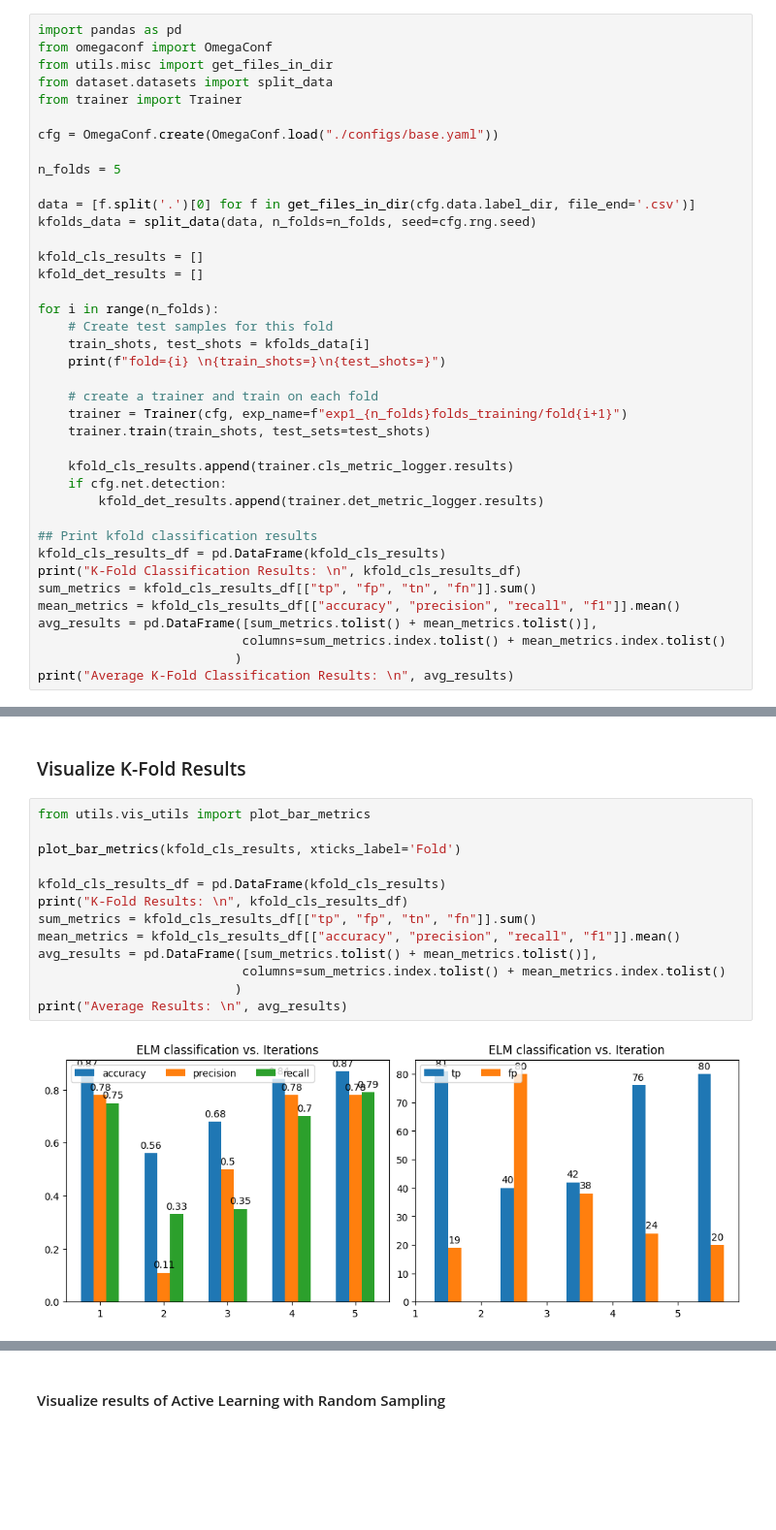
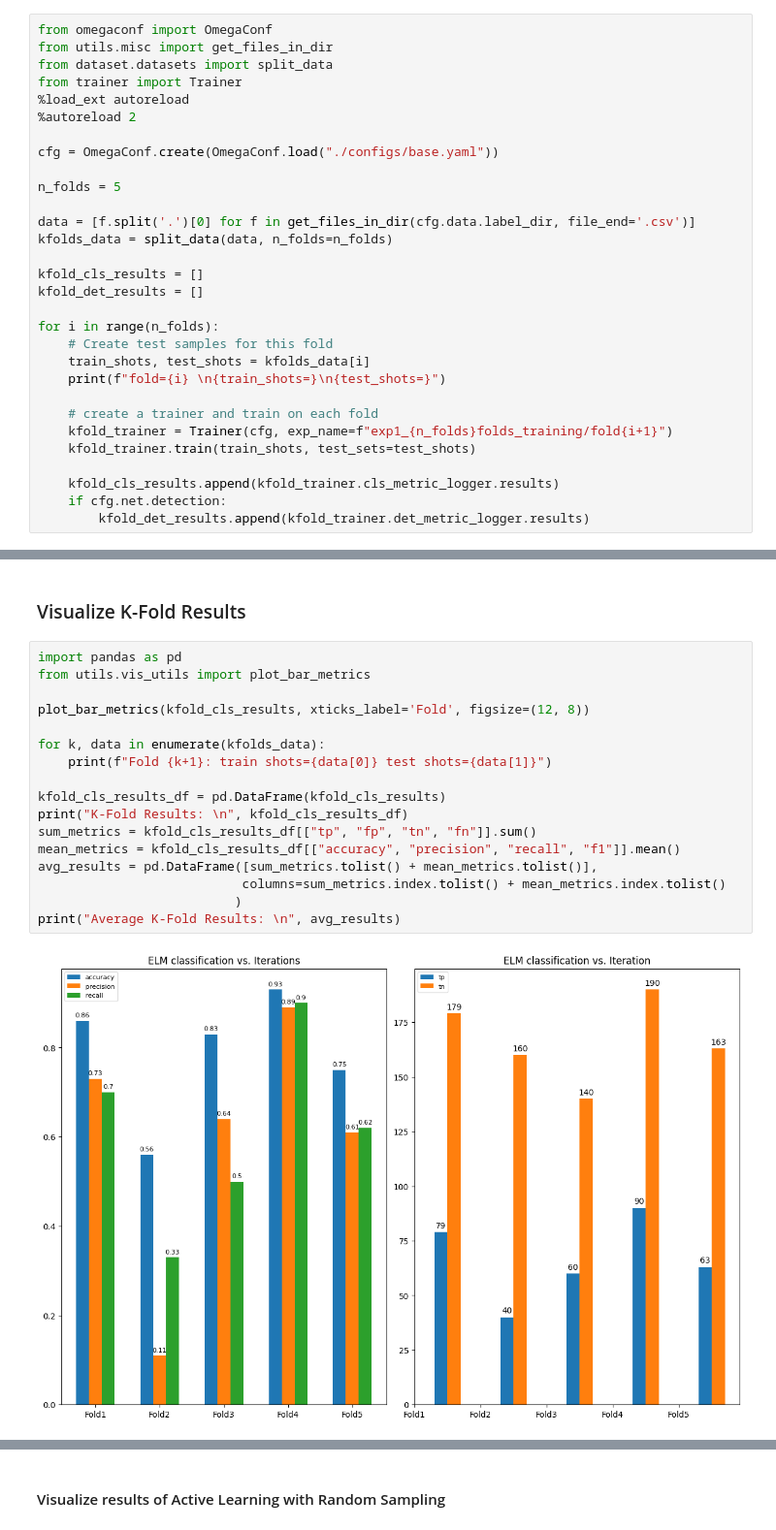
Before and after one commit to ukaea/viz-annotation, a Jupyter notebook: active_learning/training.ipynb, the cells around one changed output, grey strips where cells are left out. Shown at 97% size. Cells and saved outputs as stored; diff of their text form; blank space fills up the shorter version.

```diff
--- a/active_learning/training.ipynb
+++ b/active_learning/training.ipynb
@@ -149,18 +162,19 @@ $ tensorboard --logdir ./logs/ --bind_all
 
 We will use the same steps as in the previous secsion, but this time we will rotate the validation set for K times and run the training in each set.
 # %%
-import pandas as pd
 from omegaconf import OmegaConf
 from utils.misc import get_files_in_dir
 from dataset.datasets import split_data
 from trainer import Trainer
+%load_ext autoreload
+%autoreload 2
 
 cfg = OmegaConf.create(OmegaConf.load("./configs/base.yaml"))
 
 n_folds = 5
 
 data = [f.split('.')[0] for f in get_files_in_dir(cfg.data.label_dir, file_end='.csv')]
-kfolds_data = split_data(data, n_folds=n_folds, seed=cfg.rng.seed)
+kfolds_data = split_data(data, n_folds=n_folds)
 
 kfold_cls_results = []
 kfold_det_results = []
@@ -171,20 +185,10 @@ for i in range(n_folds):
     print(f"fold={i} \n{train_shots=}\n{test_shots=}")
 
     # create a trainer and train on each fold
-    trainer = Trainer(cfg, exp_name=f"exp1_{n_folds}folds_training/fold{i+1}")
-    trainer.train(train_shots, test_sets=test_shots)
+    kfold_trainer = Trainer(cfg, exp_name=f"exp1_{n_folds}folds_training/fold{i+1}")
+    kfold_trainer.train(train_shots, test_sets=test_shots)
 
-    kfold_cls_results.append(trainer.cls_metric_logger.results)
+    kfold_cls_results.append(kfold_trainer.cls_metric_logger.results)
     if cfg.net.detection:
-        kfold_det_results.append(trainer.det_metric_logger.results)
-
-## Print kfold classification results
-kfold_cls_results_df = pd.DataFrame(kfold_cls_results)
-print("K-Fold Classification Results: \n", kfold_cls_results_df)
-sum_metrics = kfold_cls_results_df[["tp", "fp", "tn", "fn"]].sum()
-mean_metrics = kfold_cls_results_df[["accuracy", "precision", "recall", "f1"]].mean()
-avg_results = pd.DataFrame([sum_metrics.tolist() + mean_metrics.tolist()],
-                           columns=sum_metrics.index.tolist() + mean_metrics.index.tolist()
-                          )
-print("Average K-Fold Classification Results: \n", avg_results)
+        kfold_det_results.append(kfold_trainer.det_metric_logger.results)
 # %% [output]
@@ -232,17 +233,21 @@ Epoch 8/1000
 # %% [markdown]
 ### Visualize K-Fold Results
 # %%
+import pandas as pd
 from utils.vis_utils import plot_bar_metrics
 
-plot_bar_metrics(kfold_cls_results, xticks_label='Fold')
+plot_bar_metrics(kfold_cls_results, xticks_label='Fold', figsize=(12, 8))
+
+for k, data in enumerate(kfolds_data):
+    print(f"Fold {k+1}: train shots={data[0]} test shots={data[1]}")
 
 kfold_cls_results_df = pd.DataFrame(kfold_cls_results)
 print("K-Fold Results: \n", kfold_cls_results_df)
 sum_metrics = kfold_cls_results_df[["tp", "fp", "tn", "fn"]].sum()
 mean_metrics = kfold_cls_results_df[["accuracy", "precision", "recall", "f1"]].mean()
 avg_results = pd.DataFrame([sum_metrics.tolist() + mean_metrics.tolist()],
                            columns=sum_metrics.index.tolist() + mean_metrics.index.tolist()
                           )
-print("Average Results: \n", avg_results)
+print("Average K-Fold Results: \n", avg_results)
 # %% [output]
-[figure, old version]
+[figure, new version]
```
Also changed, not shown: parts of 18 cells of this notebook, 3 other files.
